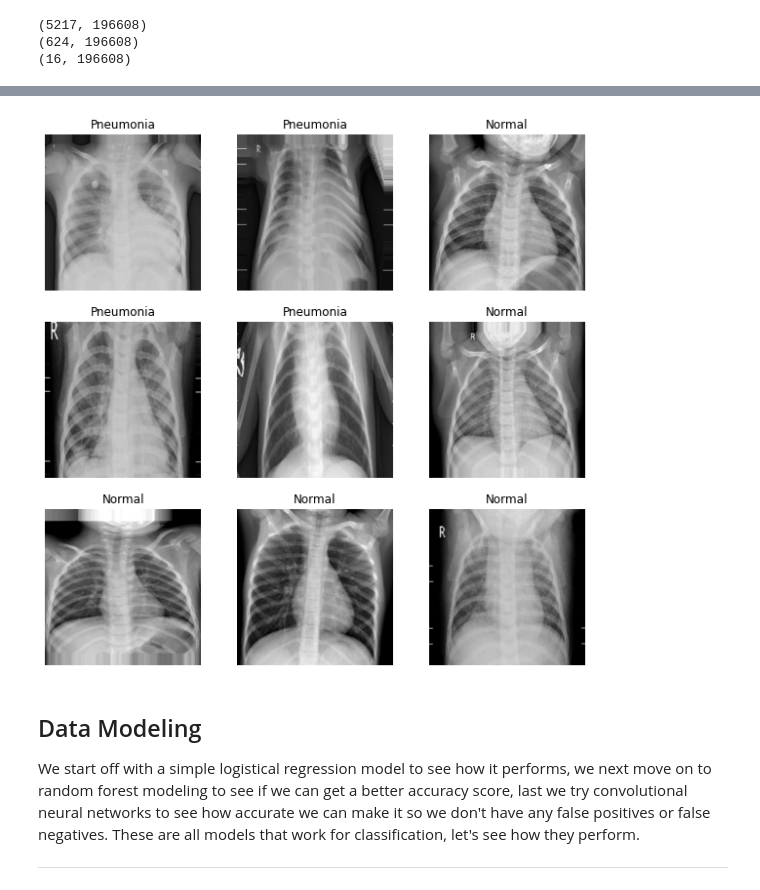
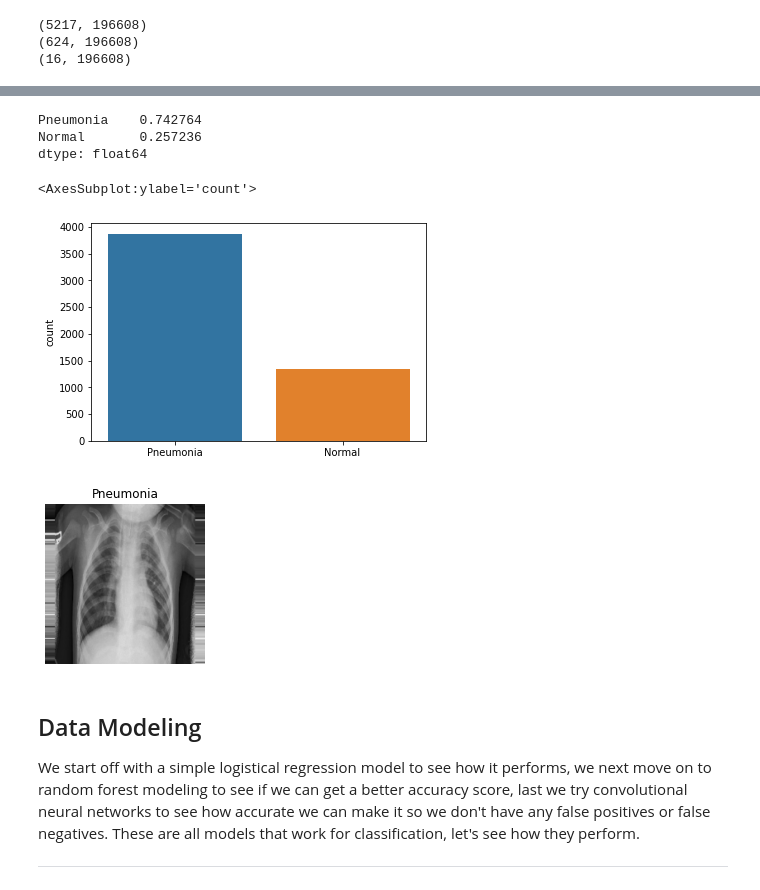
Before and after one commit to 281clo/X-Ray-Pneumonia-Classification, a Jupyter notebook: Final_Notebook.ipynb, the cells around one changed output, grey strips where cells are left out. Drawn from its saved outputs; the diff is of its cells as text; code cells hidden in the pictures.

```diff
--- a/Final_Notebook.ipynb
+++ b/Final_Notebook.ipynb
@@ -84,0 +51,2 @@ Found 5218 images belonging to 2 classes.
+# %%
+train_gen, test_gen, val_gen = prep.img_data_gen(train_path, test_path, val_path)
@@ -92,3 +59,5 @@ train_images, train_labels = tqdm(next(train_generator))
+# %%
+train_data, test_data, val_data = prep.create_sets(train_gen, test_gen, val_gen)
 # %% [markdown]
 ### Data Augmentation
 # %% [markdown]
@@ -128,12 +83,0 @@ val_y = np.reshape(val_labels[:,0], (16,1))
-# %%
-mask = []
-for i in train_labels:
-    if(i[1] == 1):
-        mask.append("Pneumonia")
-    else:
-        mask.append("Normal")
-
-plt.figure(figsize=(8, 8))
-sns.set_theme(style="darkgrid")
-sns.countplot(mask)
-print(pd.DataFrame(mask).value_counts(normalize=True));
@@ -145,15 +84,15 @@ dtype: float64
-# %%
-plt.figure(figsize=(10, 10))
-for i in range(9):
-    ax = plt.subplot(3, 3, i + 1)
-    plt.imshow(array_to_img(train_images[i]))
-    if train_y[i] == 0:
-        plt.title("Pneumonia")
-    else :
-        plt.title("Normal")
-    plt.axis("off")
-# %% [output]
-[figure, removed]
+# %%
+viz.class_inbalance(train_data[1])
+# %% [output]
+Pneumonia    0.742764
+Normal       0.257236
+dtype: float64
+<AxesSubplot:ylabel='count'>
+[figure, added]
+# %%
+viz.preview_img(train_data[0], train_y)
+# %% [output]
+[figure, added]
 # %% [markdown]
 ## Data Modeling
 We start off with a simple logistical regression model to see how it performs, we next move on to random forest modeling to see if we can get a better accuracy score, last we try convolutional neural networks to see how accurate we can make it so we don't have any false positives or false negatives. These are all models that work for classification, let's see how they perform.
```
Also changed, not shown: parts of 35 cells of this notebook, 1 other file.
